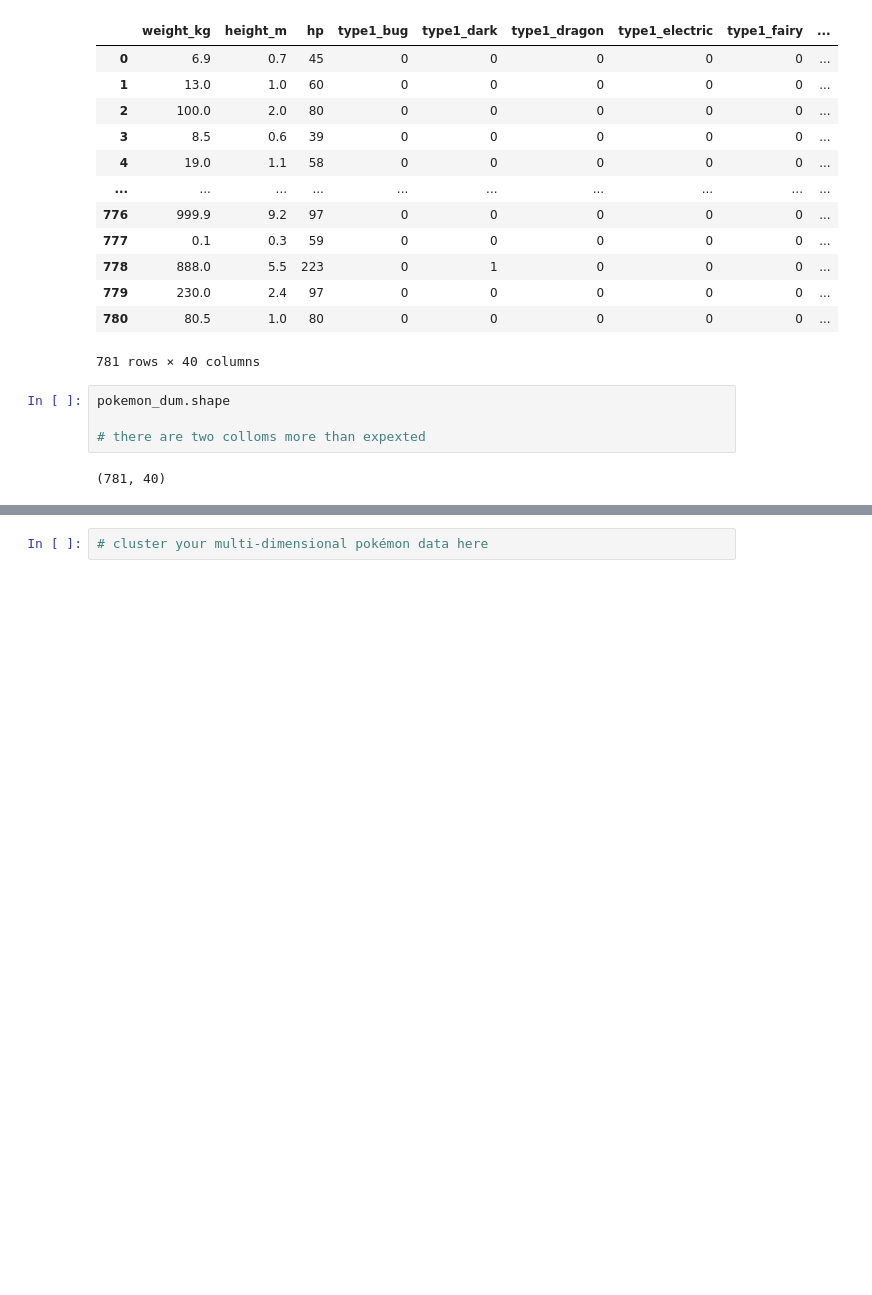
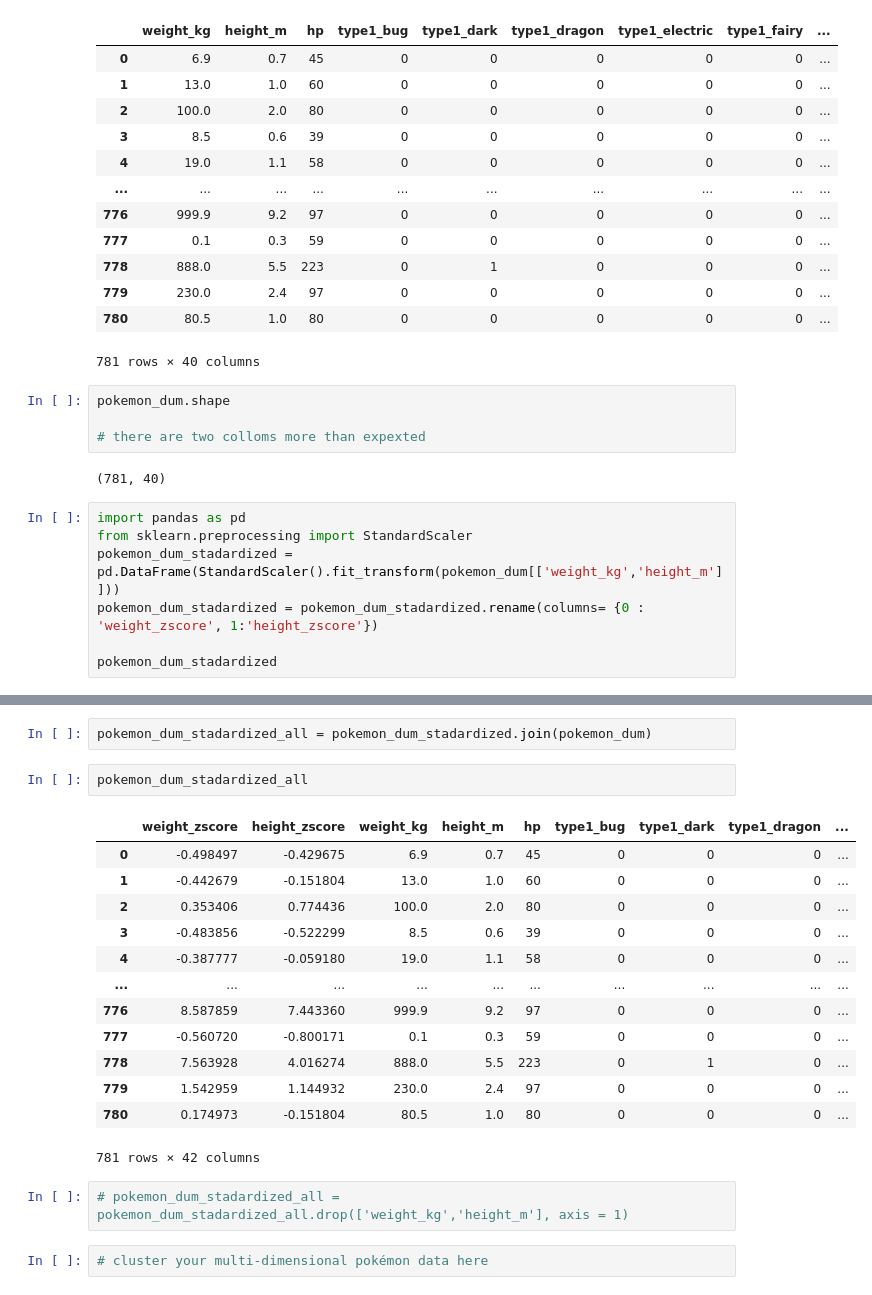
Before and after one commit to maryelo/Clustering-drills, a Jupyter notebook: 2.clustering_drills.ipynb, the cells around one changed output, grey strips where cells are left out. Saved outputs shown, nothing was run; the diff lists cells and outputs as text; blank space fills up the shorter version.

```diff
--- a/2.clustering_drills.ipynb
+++ b/2.clustering_drills.ipynb
@@ -487,3 +487,10 @@ pokemon_dum.shape
 # there are two colloms more than expexted
 # %% [output]
 (781, 40)
+# %%
+import pandas as pd
+from sklearn.preprocessing import StandardScaler
+pokemon_dum_stadardized = pd.DataFrame(StandardScaler().fit_transform(pokemon_dum[['weight_kg','height_m']]))
+pokemon_dum_stadardized = pokemon_dum_stadardized.rename(columns= {0 : 'weight_zscore', 1:'height_zscore'})
+
+pokemon_dum_stadardized
@@ -490,2 +511,22 @@ pokemon_dum.shape
+# %%
+pokemon_dum_stadardized_all = pokemon_dum_stadardized.join(pokemon_dum)
+# %%
+pokemon_dum_stadardized_all
+# %% [output]
+|  | weight_zscore | height_zscore | weight_kg | height_m | hp | type1_bug | type1_dark | type1_dragon | ... |
+| 0 | -0.498497 | -0.429675 | 6.9 | 0.7 | 45 | 0 | 0 | 0 | ... |
+| 1 | -0.442679 | -0.151804 | 13.0 | 1.0 | 60 | 0 | 0 | 0 | ... |
+| 2 | 0.353406 | 0.774436 | 100.0 | 2.0 | 80 | 0 | 0 | 0 | ... |
+| 3 | -0.483856 | -0.522299 | 8.5 | 0.6 | 39 | 0 | 0 | 0 | ... |
+| 4 | -0.387777 | -0.059180 | 19.0 | 1.1 | 58 | 0 | 0 | 0 | ... |
+| ... | ... | ... | ... | ... | ... | ... | ... | ... | ... |
+| 776 | 8.587859 | 7.443360 | 999.9 | 9.2 | 97 | 0 | 0 | 0 | ... |
+| 777 | -0.560720 | -0.800171 | 0.1 | 0.3 | 59 | 0 | 0 | 0 | ... |
+| 778 | 7.563928 | 4.016274 | 888.0 | 5.5 | 223 | 0 | 1 | 0 | ... |
+| 779 | 1.542959 | 1.144932 | 230.0 | 2.4 | 97 | 0 | 0 | 0 | ... |
+| 780 | 0.174973 | -0.151804 | 80.5 | 1.0 | 80 | 0 | 0 | 0 | ... |
+781 rows × 42 columns
+# %%
+# pokemon_dum_stadardized_all = pokemon_dum_stadardized_all.drop(['weight_kg','height_m'], axis = 1)
 # %%
 # cluster your multi-dimensional pokémon data here
```
Also changed, not shown: parts of 13 cells of this notebook.
